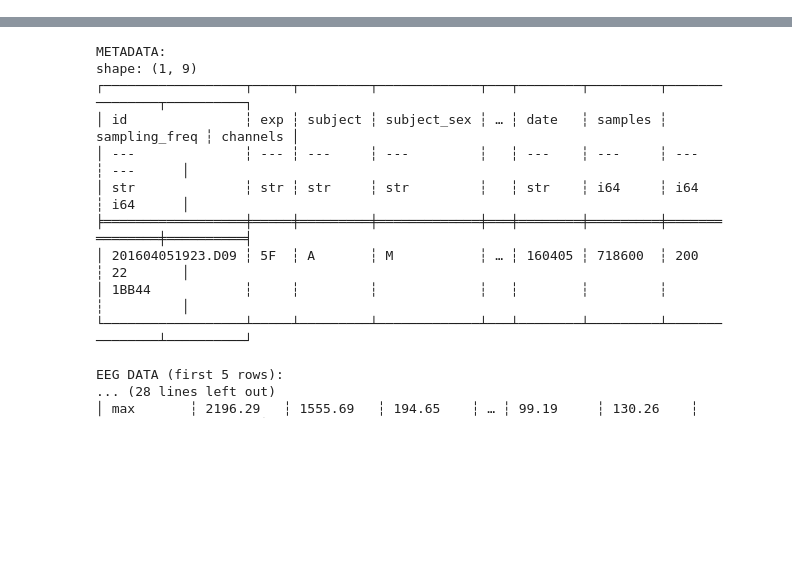
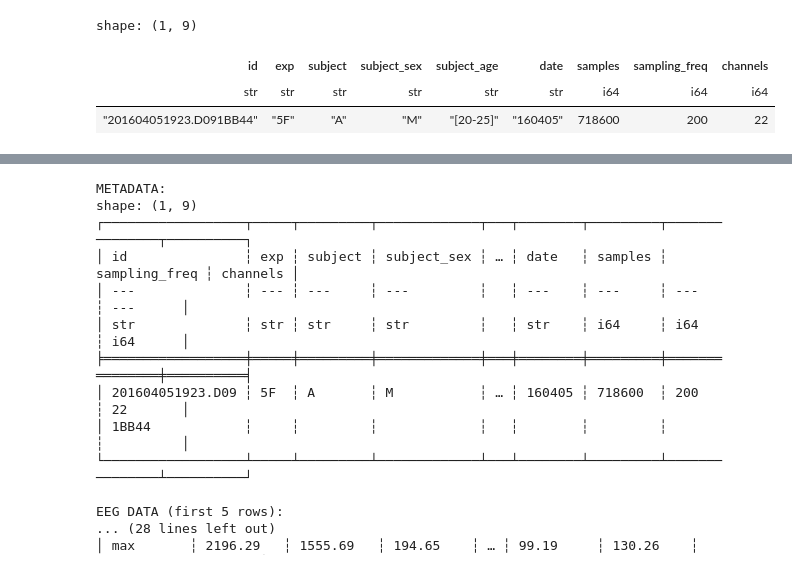
Before and after one commit to eZWALT/ML4HD-Machine-Learning-for-Human-Data, a Jupyter notebook: PROJECT/src/main.ipynb, the cells around one changed output, grey strips where cells are left out. Saved outputs shown, nothing was run; the diff lists cells and outputs as text; code cells hidden in the pictures; blank space fills up the shorter version.

Commit message:
Improved explanation of notebook1 and started exploratory data analysis

```diff
--- a/PROJECT/src/main.ipynb
+++ b/PROJECT/src/main.ipynb
@@ -13,0 +39,21 @@ file_name="../data/5F-SubjectA-160405-5St-SGLHand.mat"
+# %%
+# 5 Finger example (5F)
+file_name1="../data/5F-SubjectA-160405-5St-SGLHand.mat"
+# CLA Classic left right hand example
+file_name2 ="../data/CLA-SubjectA-160108-3St-LRHand.mat"
+# HaLT example Hand (L/R), leg (L/R), tongue
+file_name3 ="../data/HaLT-SubjectC-160224-6St-LRHandLegTongue.mat"
+# NoMT example
+file_name4 ="../data/NoMT-SubjectJ-161026-0St-NoMotor.mat"
+# 5F example HFREQ
+file_name6="../data/5F-SubjectA-160408-5St-SGLHand-HFREQ.mat"
+# Free Form example (Ask Prof. Rossi which data formats are we interested on analyzing i'm guessing the freestyle one is not interesting to us)
+file_name5 = "../data/FREEFORM-SubjectB-151111-2St-LRHand.mat"
+# %%
+metadata1, eeg_data1 = u.read_file(file_name1)
+metadata1
+# %% [output]
+shape: (1, 9)
+| id | exp | subject | subject_sex | subject_age | date | samples | sampling_freq | channels |
+| str | str | str | str | str | str | i64 | i64 | i64 |
+| "201604051923.D091BB44" | "5F" | "A" | "M" | "[20-25]" | "160405" | 718600 | 200 | 22 |
```
Also changed, not shown: parts of 16 cells of this notebook.
